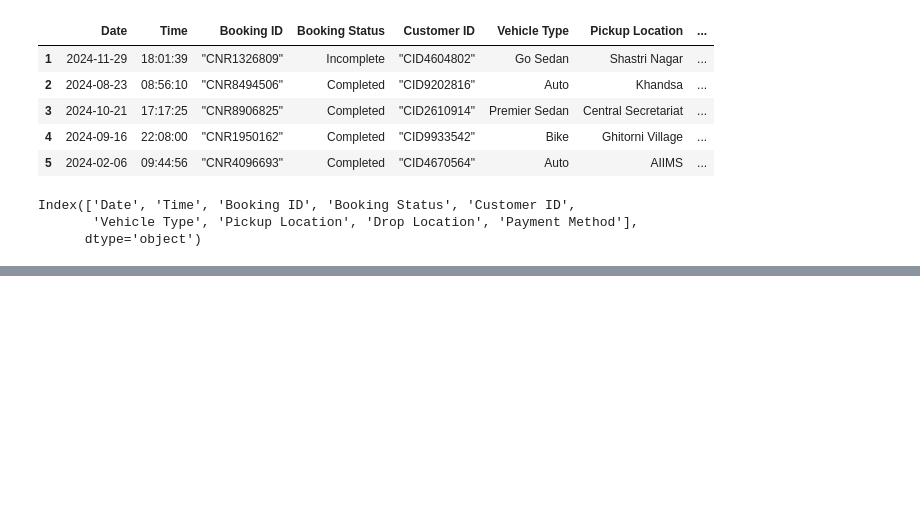
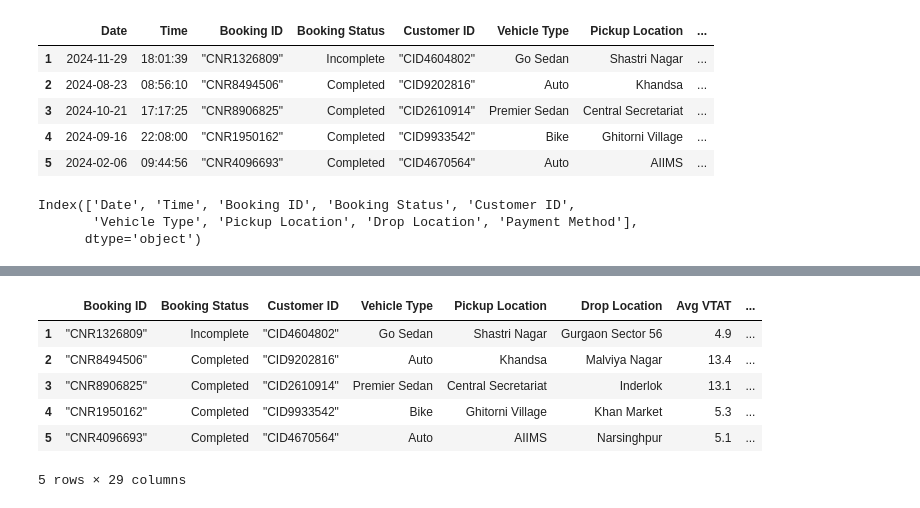
Before and after one commit to SuyashPatil-max/UBER_DVC, a Jupyter notebook: notebooks/eda.ipynb, the cells around one changed output, grey strips where cells are left out. Drawn from its saved outputs; the diff is of its cells as text; code cells hidden in the pictures; blank space fills up the shorter version.

```diff
--- a/notebooks/eda.ipynb
+++ b/notebooks/eda.ipynb
@@ -117,0 +184,11 @@ Index(['Date', 'Time', 'Booking ID', 'Booking Status', 'Customer ID',
+# %%
+df = date_time_features(df)
+df.head()
+# %% [output]
+|  | Booking ID | Booking Status | Customer ID | Vehicle Type | Pickup Location | Drop Location | Avg VTAT | ... |
+| 1 | "CNR1326809" | Incomplete | "CID4604802" | Go Sedan | Shastri Nagar | Gurgaon Sector 56 | 4.9 | ... |
+| 2 | "CNR8494506" | Completed | "CID9202816" | Auto | Khandsa | Malviya Nagar | 13.4 | ... |
+| 3 | "CNR8906825" | Completed | "CID2610914" | Premier Sedan | Central Secretariat | Inderlok | 13.1 | ... |
+| 4 | "CNR1950162" | Completed | "CID9933542" | Bike | Ghitorni Village | Khan Market | 5.3 | ... |
+| 5 | "CNR4096693" | Completed | "CID4670564" | Auto | AIIMS | Narsinghpur | 5.1 | ... |
+5 rows × 29 columns
```
Also changed, not shown: parts of 6 cells of this notebook, 12 other files.
